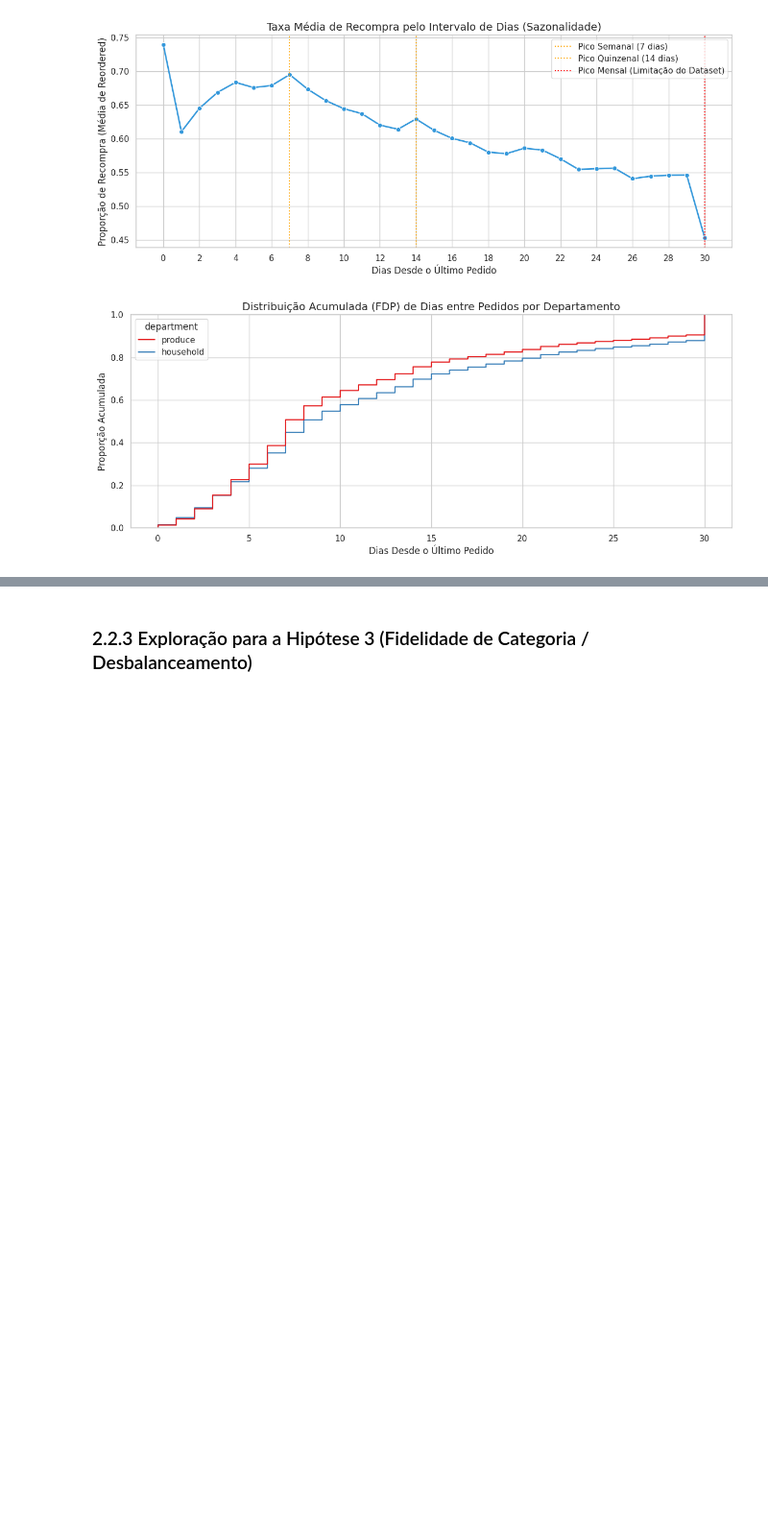
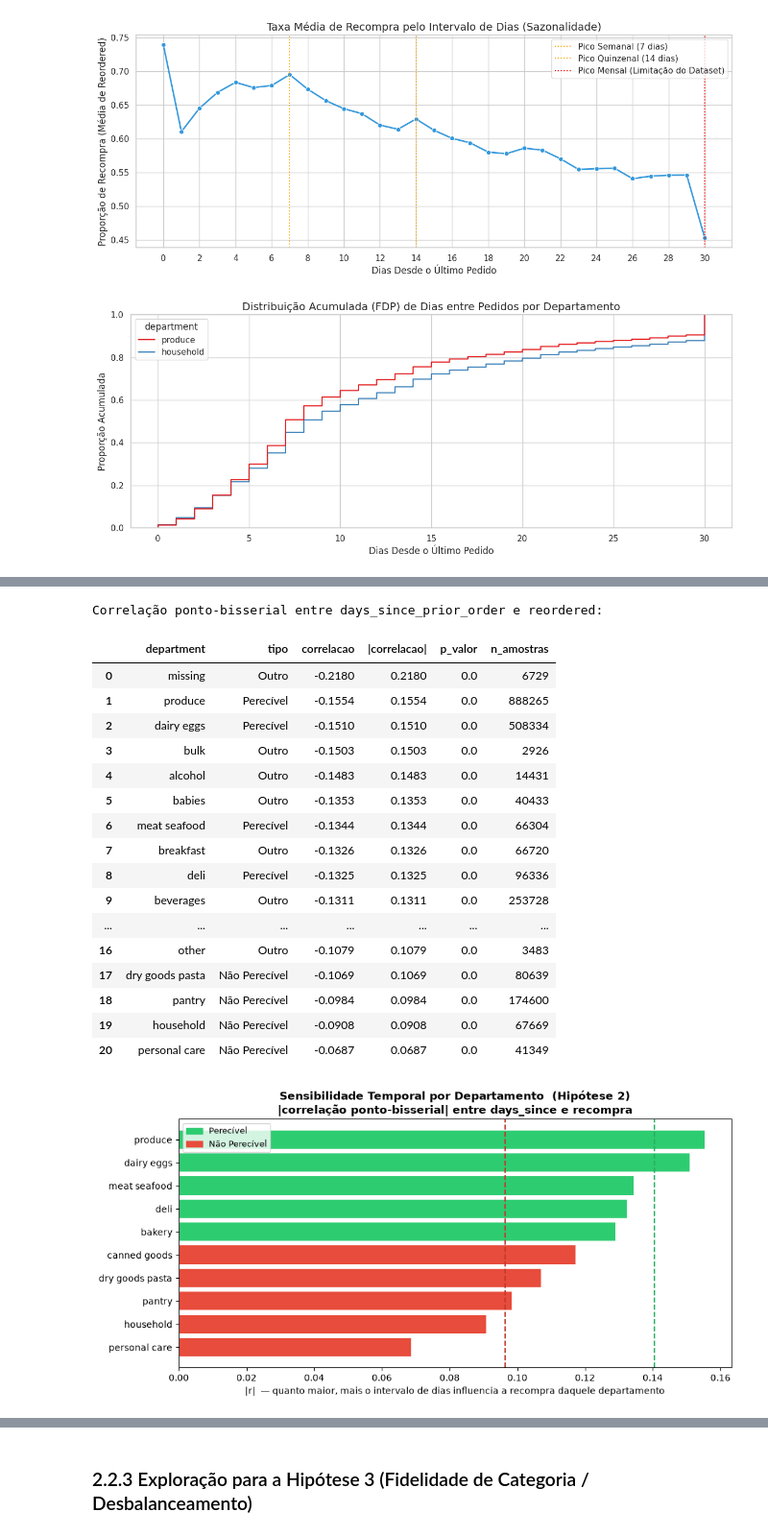
Before and after one commit to Doctor-Math/TPs-Mineracao-de-Dados, a Jupyter notebook: notebooks/project/Projeto_Grupo6.ipynb, the cells around one changed output, grey strips where cells are left out. Shown at 96% size. Drawn from its saved outputs; the diff is of its cells as text; code cells hidden in the pictures; blank space fills up the shorter version.

```diff
--- a/notebooks/project/Projeto_Grupo6.ipynb
+++ b/notebooks/project/Projeto_Grupo6.ipynb
@@ -395,0 +453,74 @@ plt.show()
+# %%
+# Correlação ponto-bisserial entre days_since e reordered, por departamento
+df_sem_nulo = df_prior_amostra.dropna(subset=['days_since_prior_order'])
+
+correlacoes = []
+for dept, grupo in df_sem_nulo.groupby('department'):
+    if len(grupo) < 200:
+        continue
+    corr, pval = pointbiserialr(grupo['days_since_prior_order'], grupo['reordered'])
+    tipo = ('Perecível'     if dept in DEPT_PERECIVEIS     else
+            'Não Perecível' if dept in DEPT_NAO_PERECIVEIS else 'Outro')
+    correlacoes.append({
+        'department': dept,
+        'correlacao': round(corr, 4),
+        '|correlacao|': round(abs(corr), 4),
+        'p_valor': round(pval, 6),
+        'n_amostras': len(grupo),
+        'tipo': tipo
+    })
+
+df_corr = (pd.DataFrame(correlacoes)
+           .sort_values('|correlacao|', ascending=False)
+           .reset_index(drop=True))
+
+print("Correlação ponto-bisserial entre days_since_prior_order e reordered:\n")
+display(df_corr[['department', 'tipo', 'correlacao', '|correlacao|', 'p_valor', 'n_amostras']])
+
+# Gráfico: correlação absoluta por departamento (só perecíveis e não perecíveis)
+cores_tipo = {'Perecível': '#2ecc71', 'Não Perecível': '#e74c3c'}
+df_plot = (df_corr[df_corr['tipo'] != 'Outro']
+           .sort_values('|correlacao|'))
+
+fig, ax = plt.subplots(figsize=(10, 5))
+ax.barh(df_plot['department'], df_plot['|correlacao|'],
+        color=[cores_tipo[t] for t in df_plot['tipo']])
+
+media_per = df_corr[df_corr['tipo'] == 'Perecível']['|correlacao|'].mean()
+media_nao = df_corr[df_corr['tipo'] == 'Não Perecível']['|correlacao|'].mean()
+ax.axvline(media_per, color='#27ae60', linestyle='--', linewidth=1.5,
+           label=f'Média perecíveis: {media_per:.4f}')
+ax.axvline(media_nao, color='#c0392b', linestyle='--', linewidth=1.5,
+           label=f'Média não perecíveis: {media_nao:.4f}')
+
+from matplotlib.patches import Patch
+handles = [Patch(color='#2ecc71', label='Perecível'),
+           Patch(color='#e74c3c', label='Não Perecível')]
+ax.legend(handles=handles + ax.get_legend_handles_labels()[0][2:], fontsize=9)
+
+ax.set_title('Sensibilidade Temporal por Departamento  (Hipótese 2)\n'
+             '|correlação ponto-bisserial| entre days_since e recompra',
+             fontweight='bold')
+ax.set_xlabel('|r|  — quanto maior, mais o intervalo de dias influencia a recompra daquele departamento')
+plt.tight_layout()
+plt.show()
+# %% [output]
+Correlação ponto-bisserial entre days_since_prior_order e reordered:
+|  | department | tipo | correlacao | |correlacao| | p_valor | n_amostras |
+| 0 | missing | Outro | -0.2180 | 0.2180 | 0.0 | 6729 |
+| 1 | produce | Perecível | -0.1554 | 0.1554 | 0.0 | 888265 |
+| 2 | dairy eggs | Perecível | -0.1510 | 0.1510 | 0.0 | 508334 |
+| 3 | bulk | Outro | -0.1503 | 0.1503 | 0.0 | 2926 |
+| 4 | alcohol | Outro | -0.1483 | 0.1483 | 0.0 | 14431 |
+| 5 | babies | Outro | -0.1353 | 0.1353 | 0.0 | 40433 |
+| 6 | meat seafood | Perecível | -0.1344 | 0.1344 | 0.0 | 66304 |
+| 7 | breakfast | Outro | -0.1326 | 0.1326 | 0.0 | 66720 |
+| 8 | deli | Perecível | -0.1325 | 0.1325 | 0.0 | 96336 |
+| 9 | beverages | Outro | -0.1311 | 0.1311 | 0.0 | 253728 |
+| ... | ... | ... | ... | ... | ... | ... |
+| 16 | other | Outro | -0.1079 | 0.1079 | 0.0 | 3483 |
+| 17 | dry goods pasta | Não Perecível | -0.1069 | 0.1069 | 0.0 | 80639 |
+| 18 | pantry | Não Perecível | -0.0984 | 0.0984 | 0.0 | 174600 |
+| 19 | household | Não Perecível | -0.0908 | 0.0908 | 0.0 | 67669 |
+| 20 | personal care | Não Perecível | -0.0687 | 0.0687 | 0.0 | 41349 |
+[figure, added]
```
Also changed, not shown: parts of 3 cells of this notebook.
